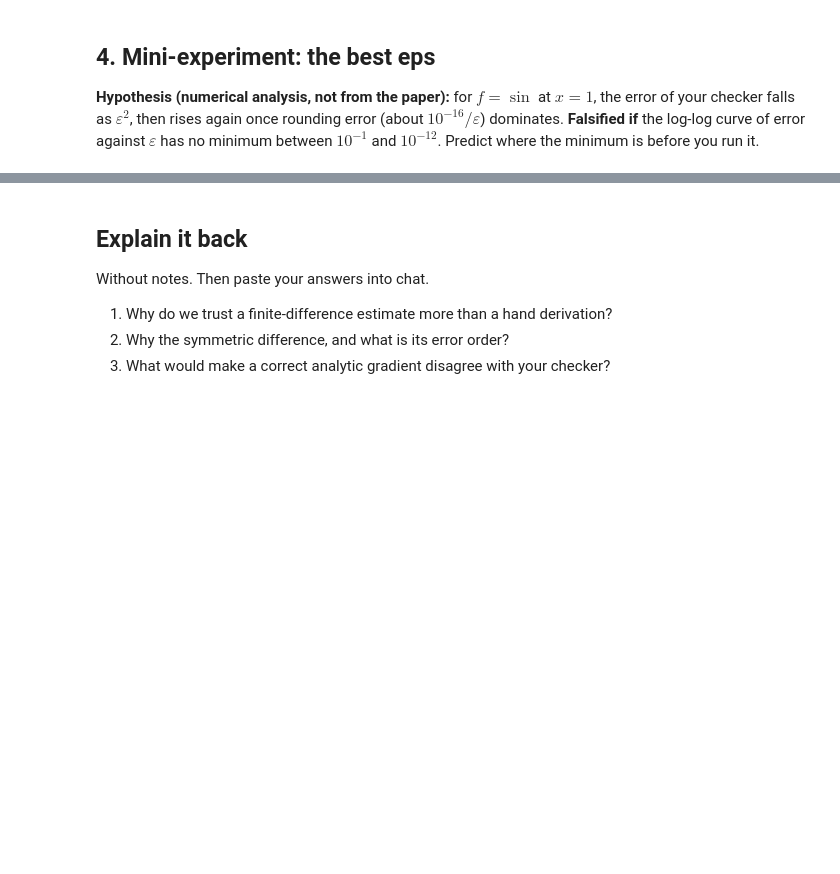
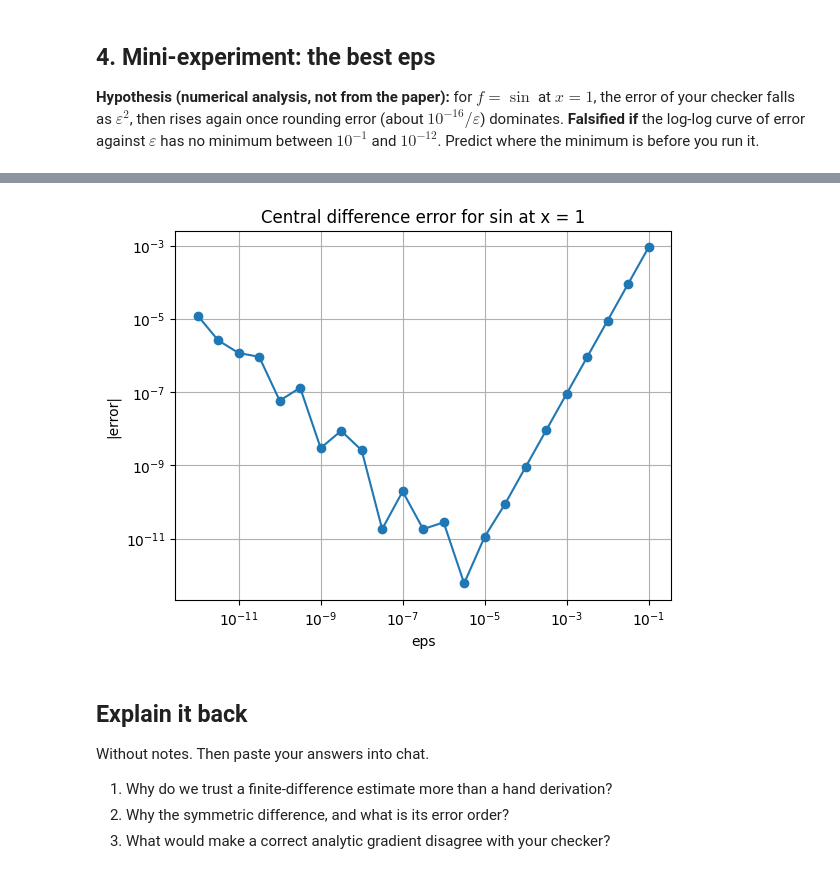
Before and after one commit to PolyTheML/Study, a Jupyter notebook: notebooks/00_setup_and_gradcheck.ipynb, the cells around one changed output, grey strips where cells are left out. Cells and saved outputs as stored; diff of their text form; code cells hidden in the pictures; blank space fills up the shorter version.

Commit message:
block 00: setup and gradient checker

```diff
--- a/notebooks/00_setup_and_gradcheck.ipynb
+++ b/notebooks/00_setup_and_gradcheck.ipynb
@@ -71,13 +100,18 @@ Answer in the cell below, in your own words. Guessing is fine; we check in chat.
+# %%
+def f(x):
+    return x**3
 # %%
 # YOUR CODE: replace each `raise NotImplementedError` with your implementation
 
 def numerical_grad(f, x, eps=1e-5):
-    """Central-difference gradient of a scalar function.
-
-    f:   callable taking an array shaped like x and returning a float
-    x:   float ndarray of any shape (the checks use 1-D and 2-D)
-    eps: step size
-    returns: ndarray, same shape as x; entry [i] approximates df/dx[i]
-    x must be unchanged when the function returns.
-    """
-    raise NotImplementedError("Block 00: your turn")
+    grad = np.zeros_like(x)
+    for i in np.ndindex(x.shape):
+        old = x[i]
+        x[i] = old + eps
+        f_plus = f(x)
+        x[i] = old - eps
+        f_minus = f(x)
+        x[i] = old
+        slope = (f_plus - f_minus) / (2 * eps)
+        grad[i] = slope
+    return grad
@@ -91,3 +139,12 @@ falls as $\varepsilon^2$, then rises again once rounding error (about $10^{-16}/
 Predict where the minimum is before you run it.
 # %%
 # YOUR CODE: compute the error for eps in np.logspace(-1, -12, 23) and plot it on log-log axes
+
+eps_values = np.logspace(-1,-12,23)
+true_slope = np.cos(1.0)
+errors = []
+for i in eps_values:
+    est = numerical_grad(lambda x: np.sin(x[0]), np.array([1.0]), i)[0]
+    err = np.abs(est - true_slope)
+    errors.append(err)
+    print(f"eps: {i:.1e}, est: {est:.6f}, true: {true_slope:.6f}, error: {err:.6e}")
@@ -94,3 +169,14 @@ Predict where the minimum is before you run it.
+# %%
+import matplotlib.pyplot as plt
+
+plt.loglog(eps_values, errors, marker="o")
+plt.xlabel("eps")
+plt.ylabel("|error|")
+plt.title("Central difference error for sin at x = 1")
+plt.grid(True, which="both")
+plt.show()
+# %% [output]
+[figure, added]
 # %% [markdown]
 ## Explain it back
 Without notes. Then paste your answers into chat.
```
Also changed, not shown: parts of 8 cells of this notebook.
